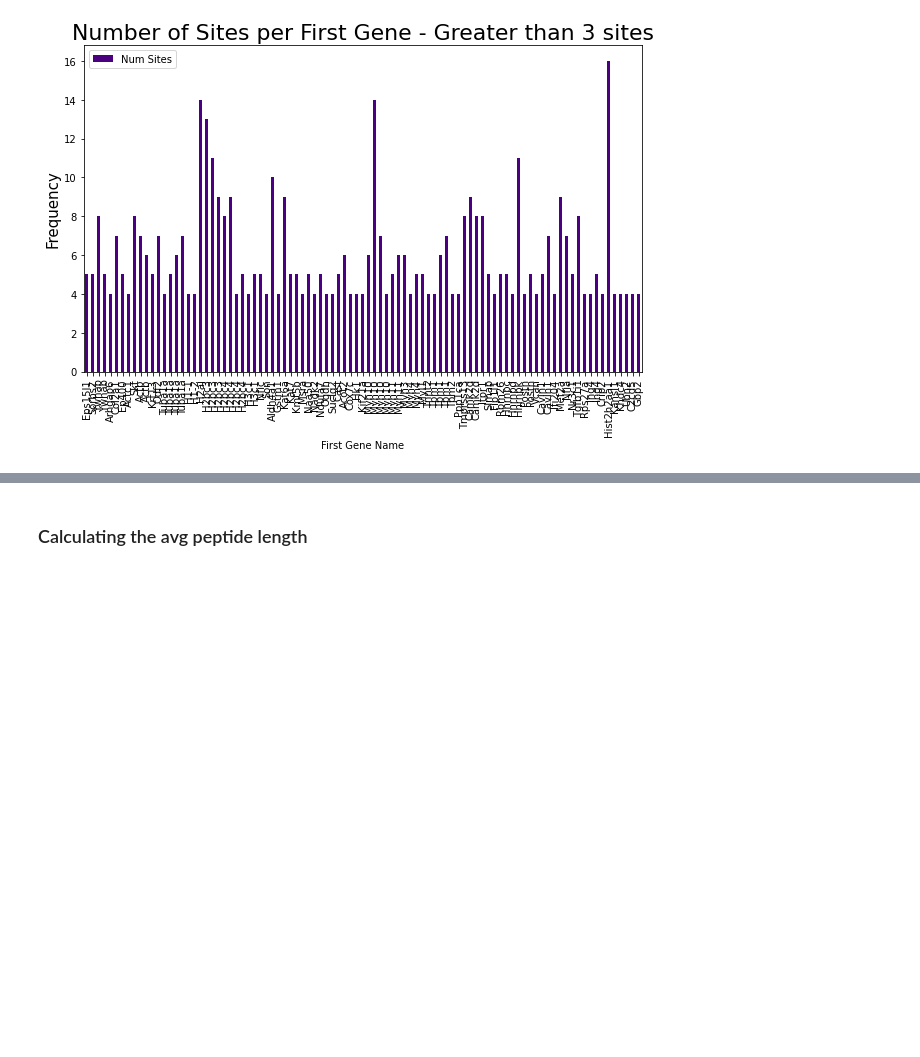
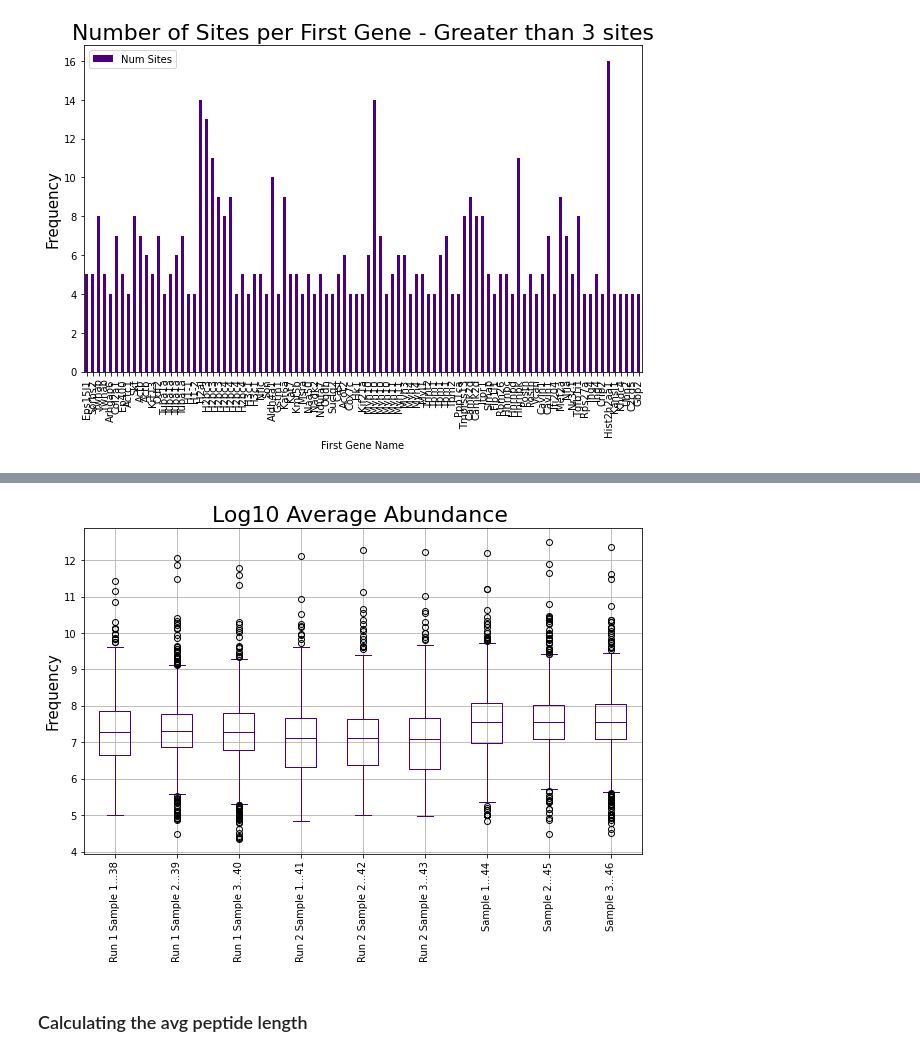
Before and after one commit to KyraGriffin/bmsip_internship_seta, a Jupyter notebook: data_exploration.ipynb, the cells around one changed output, grey strips where cells are left out. Cells and saved outputs as stored; diff of their text form; code cells hidden in the pictures; blank space fills up the shorter version.

```diff
--- a/data_exploration.ipynb
+++ b/data_exploration.ipynb
@@ -101,3 +117,19 @@ plt.show()
+# %%
+avg_abundance_values = proteomics_ack.iloc[:, 38:47].copy()
+log10_avg_abundance = np.log10(avg_abundance_values)
+
+# avg_abundance_values
+# log10_avg_abundance
+
+
+ax = log10_avg_abundance.boxplot(color="indigo", fontsize=10)
+ax.set_alpha(0.8)
+ax.set_title("Log10 Average Abundance ", fontsize=22)
+ax.set_ylabel("Frequency", fontsize=15)
+plt.xticks(rotation=90)
+plt.show();
+# %% [output]
+[figure, added]
 # %% [markdown]
 ### Calculating the avg peptide length
 # %%
```
Also changed, not shown: parts of 1 cell of this notebook, 2 other files.
